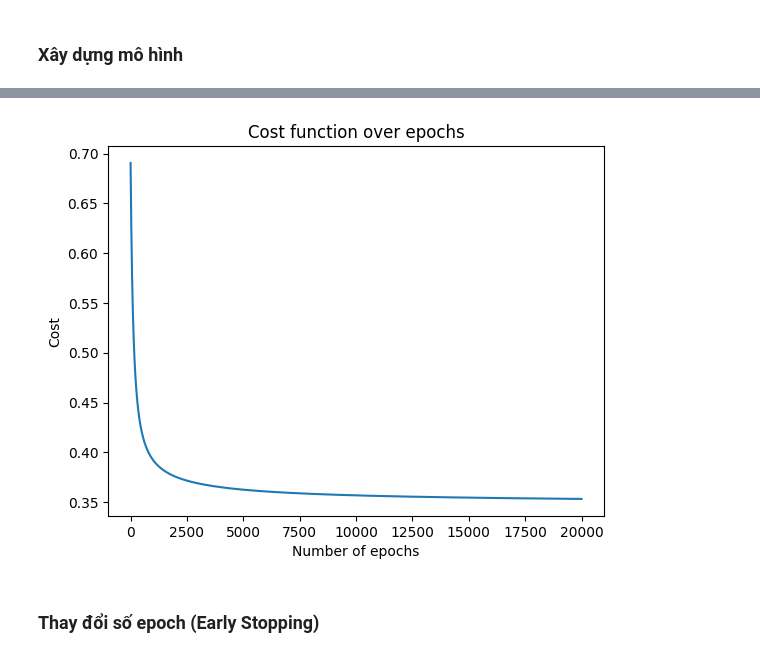
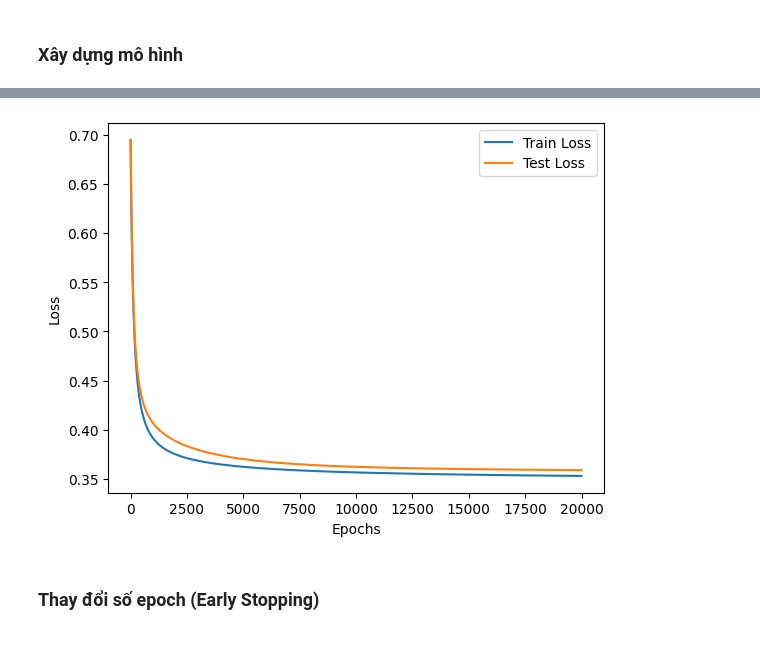
Before and after one commit to taiphanvan2k3/Fundamental_AI, a Jupyter notebook: lab05/heart_prediction_logistic_regression.ipynb, the cells around one changed output, grey strips where cells are left out. Drawn from its saved outputs; the diff is of its cells as text; code cells hidden in the pictures.

Commit message:
learning: [AI] Update train of logistic regression to show train loss and test loss

```diff
--- a/lab05/heart_prediction_logistic_regression.ipynb
+++ b/lab05/heart_prediction_logistic_regression.ipynb
@@ -60,0 +41,6 @@ array([[0],
+# %%
+X_train_scaled = X_train.copy()
+X_test_scaled = X_test.copy()
+
+X_train_scaled[num_features] = scaler.fit_transform(X_train[num_features])  # Fit & transform train
+X_test_scaled[num_features] = scaler.transform(X_test[num_features])  # Chỉ transform test
@@ -60,0 +79,3 @@ array([[0],
+# %%
+X_train = X_train_scaled.values
+X_test = X_test_scaled.values
@@ -78,16 +131,12 @@ def classify(predictions):
 # %% [markdown]
 ### Xây dựng hàm mất mát
 # %%
-def cost_function(
-    features,
-    weights,
-    labels
-):
+def cost_function(features, weights, labels):
     num_samples = len(labels)
     predictions = predict(features, weights)  # y_hat, còn labels là y
     cost_class1 = -labels * np.log(predictions)
     cost_class2 = -(1 - labels) * np.log(1 - predictions)
-    cost = cost_class1 + cost_class2  #
+    cost = cost_class1 + cost_class2
     cost = cost.sum() / num_samples
 
     return cost
@@ -129,7 +187,10 @@ def train(X_bar, labels, num_epochs, learning_rate):
 # %%
 num_epochs = 20000
 learning_rate = 0.01
-X_bar = np.c_[np.ones((X.shape[0], 1)), X]
+X_train_bar = np.c_[np.ones((X_train.shape[0], 1)), X_train]
+X_test_bar = np.c_[np.ones((X_test.shape[0], 1)), X_test]
 
-best_epoch, best_weights, losses = train(X_bar, y, num_epochs, learning_rate)
+best_epoch, best_weights, train_losses, test_losses = train(
+    X_train_bar, y_train, X_test_bar, y_test,num_epochs, learning_rate, is_print=True
+)
 # %% [output]
@@ -153,13 +214,16 @@ Epoch 19900, loss: 0.3531767210029429
 # %%
 # Vẽ đồ thị biểu diễn cost
 import matplotlib.pyplot as plt
-plt.plot(losses)
-plt.xlabel("Number of epochs")
-plt.ylabel("Cost")
-plt.title("Cost function over epochs")
+
+epochs = range(num_epochs)
+plt.plot(epochs, train_losses, label="Train Loss")
+plt.plot(epochs, test_losses, label="Test Loss")
+plt.xlabel("Epochs")
+plt.ylabel("Loss")
+plt.legend()
 plt.show()
 # %% [output]
-[figure, old version]
+[figure, new version]
 # %% [markdown]
 ### Thay đổi số epoch (Early Stopping)
 # %%
```
Also changed, not shown: parts of 20 cells of this notebook.
